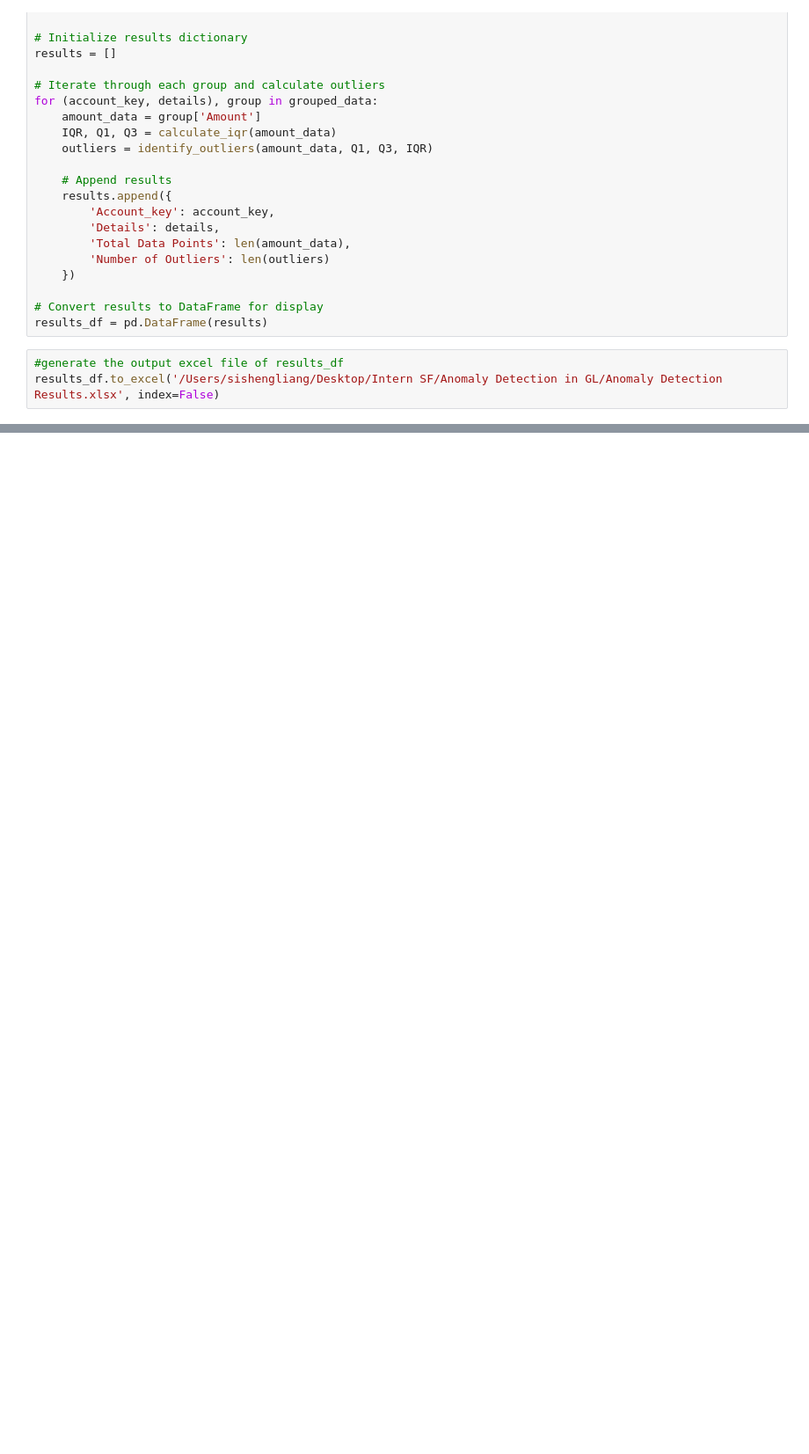
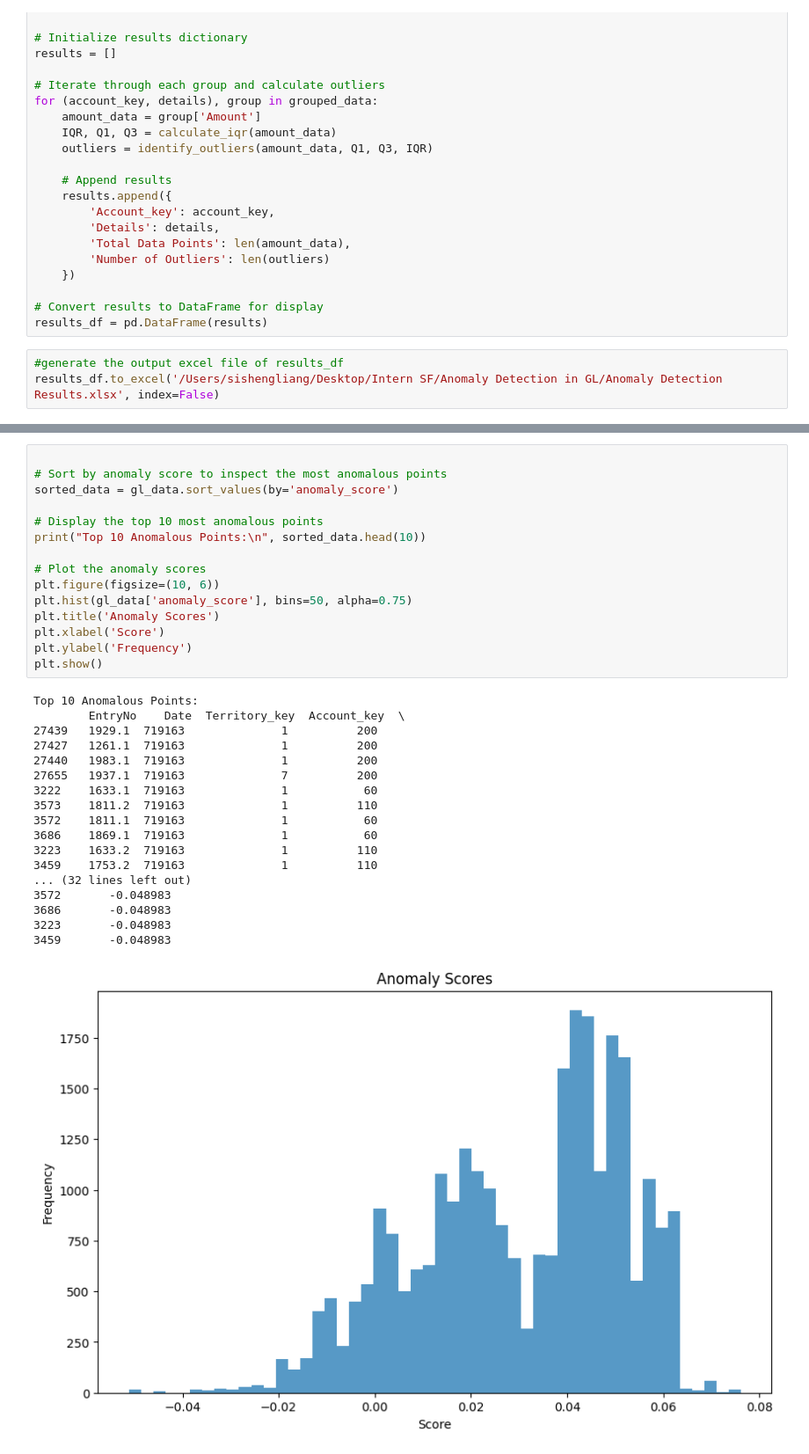
Before and after one commit to Hustlemustle/Anomaly-Detection-in-General-Ledger, a Jupyter notebook: GL_ALL.ipynb, the cells around one changed output, grey strips where cells are left out. Shown at 88% size. Saved outputs shown, nothing was run; the diff lists cells and outputs as text; blank space fills up the shorter version.

```diff
--- a/GL_ALL.ipynb
+++ b/GL_ALL.ipynb
@@ -106,0 +147,34 @@ show_boxplot(gl_data, 210, 'Cash Sales')
+# %%
+
+# Sort by anomaly score to inspect the most anomalous points
+sorted_data = gl_data.sort_values(by='anomaly_score')
+
+# Display the top 10 most anomalous points
+print("Top 10 Anomalous Points:\n", sorted_data.head(10))
+
+# Plot the anomaly scores
+plt.figure(figsize=(10, 6))
+plt.hist(gl_data['anomaly_score'], bins=50, alpha=0.75)
+plt.title('Anomaly Scores')
+plt.xlabel('Score')
+plt.ylabel('Frequency')
+plt.show()
+# %% [output]
+Top 10 Anomalous Points:
+        EntryNo    Date  Territory_key  Account_key  \
+27439   1929.1  719163              1          200
+27427   1261.1  719163              1          200
+27440   1983.1  719163              1          200
+27655   1937.1  719163              7          200
+3222    1633.1  719163              1           60
+3573    1811.2  719163              1          110
+3572    1811.1  719163              1           60
+3686    1869.1  719163              1           60
+3223    1633.2  719163              1          110
+3459    1753.2  719163              1          110
+... (32 lines left out)
+3572       -0.048983
+3686       -0.048983
+3223       -0.048983
+3459       -0.048983
+[figure, added]
```
Also changed, not shown: parts of 5 cells of this notebook.
